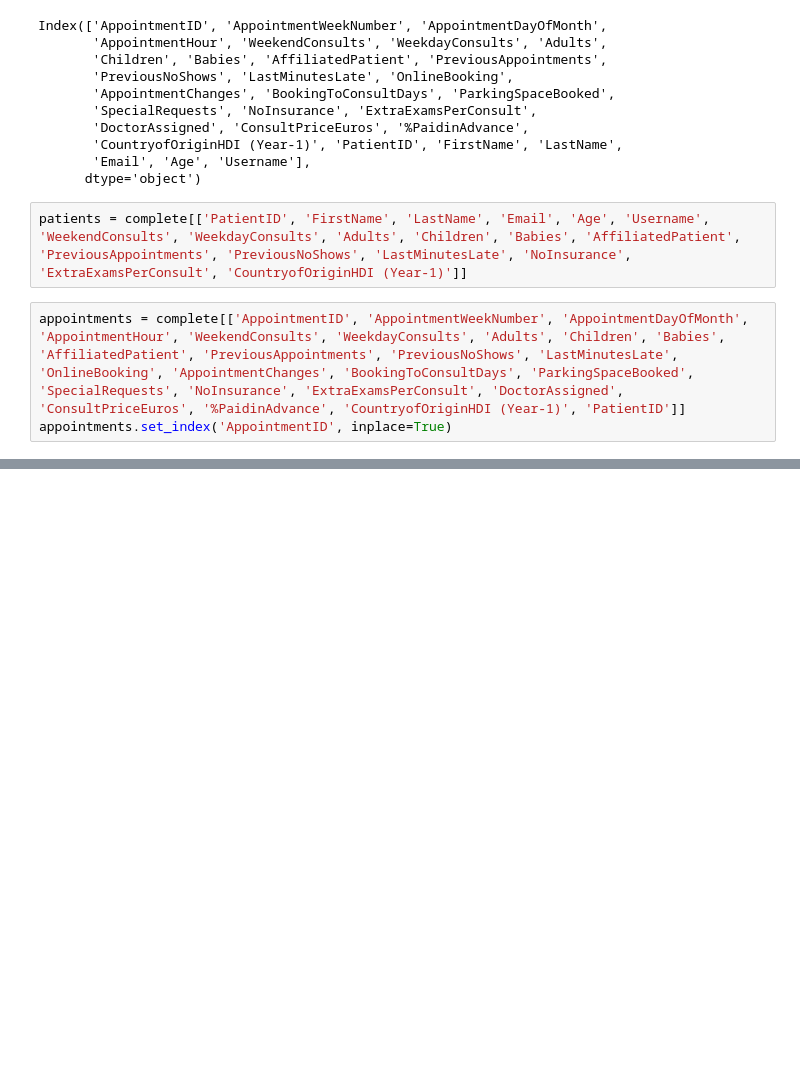
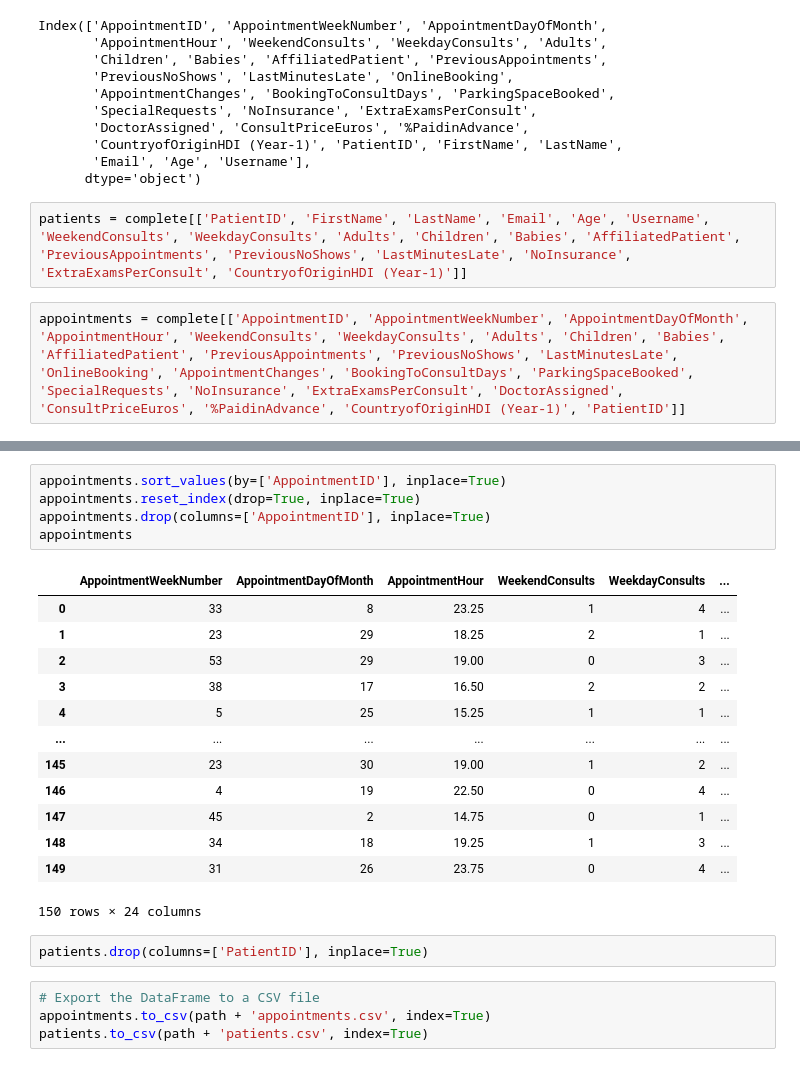
Before and after one commit to joanarr13/Capstone, a Jupyter notebook: No_show_prediction/customer&appointment_data.ipynb, the cells around one changed output, grey strips where cells are left out. Drawn from its saved outputs; the diff is of its cells as text; blank space fills up the shorter version.

```diff
--- a/No_show_prediction/customer&appointment_data.ipynb
+++ b/No_show_prediction/customer&appointment_data.ipynb
@@ -58,4 +65,3 @@ Index(['AppointmentID', 'AppointmentWeekNumber', 'AppointmentDayOfMonth',
 patients = complete[['PatientID', 'FirstName', 'LastName', 'Email', 'Age', 'Username', 'WeekendConsults', 'WeekdayConsults', 'Adults', 'Children', 'Babies', 'AffiliatedPatient', 'PreviousAppointments', 'PreviousNoShows', 'LastMinutesLate', 'NoInsurance', 'ExtraExamsPerConsult', 'CountryofOriginHDI (Year-1)']]
 # %%
 appointments = complete[['AppointmentID', 'AppointmentWeekNumber', 'AppointmentDayOfMonth', 'AppointmentHour', 'WeekendConsults', 'WeekdayConsults', 'Adults', 'Children', 'Babies', 'AffiliatedPatient', 'PreviousAppointments', 'PreviousNoShows', 'LastMinutesLate', 'OnlineBooking', 'AppointmentChanges', 'BookingToConsultDays', 'ParkingSpaceBooked', 'SpecialRequests', 'NoInsurance', 'ExtraExamsPerConsult', 'DoctorAssigned', 'ConsultPriceEuros', '%PaidinAdvance', 'CountryofOriginHDI (Year-1)', 'PatientID']]
-appointments.set_index('AppointmentID', inplace=True)
@@ -79,3 +68,28 @@ appointments
+# %%
+appointments.sort_values(by=['AppointmentID'], inplace=True)
+appointments.reset_index(drop=True, inplace=True)
+appointments.drop(columns=['AppointmentID'], inplace=True)
+appointments
+# %% [output]
+|  | AppointmentWeekNumber | AppointmentDayOfMonth | AppointmentHour | WeekendConsults | WeekdayConsults | ... |
+| 0 | 33 | 8 | 23.25 | 1 | 4 | ... |
+| 1 | 23 | 29 | 18.25 | 2 | 1 | ... |
+| 2 | 53 | 29 | 19.00 | 0 | 3 | ... |
+| 3 | 38 | 17 | 16.50 | 2 | 2 | ... |
+| 4 | 5 | 25 | 15.25 | 1 | 1 | ... |
+| ... | ... | ... | ... | ... | ... | ... |
+| 145 | 23 | 30 | 19.00 | 1 | 2 | ... |
+| 146 | 4 | 19 | 22.50 | 0 | 4 | ... |
+| 147 | 45 | 2 | 14.75 | 0 | 1 | ... |
+| 148 | 34 | 18 | 19.25 | 1 | 3 | ... |
+| 149 | 31 | 26 | 23.75 | 0 | 4 | ... |
+150 rows × 24 columns
+# %%
+patients.drop(columns=['PatientID'], inplace=True)
+# %%
+# Export the DataFrame to a CSV file
+appointments.to_csv(path + 'appointments.csv', index=True)
+patients.to_csv(path + 'patients.csv', index=True)
 # %% [markdown]
 NOTAS:
 - children está como float, não sei se isso vai ser um problema
```
Also changed, not shown: parts of 6 cells of this notebook, 7 other files.
